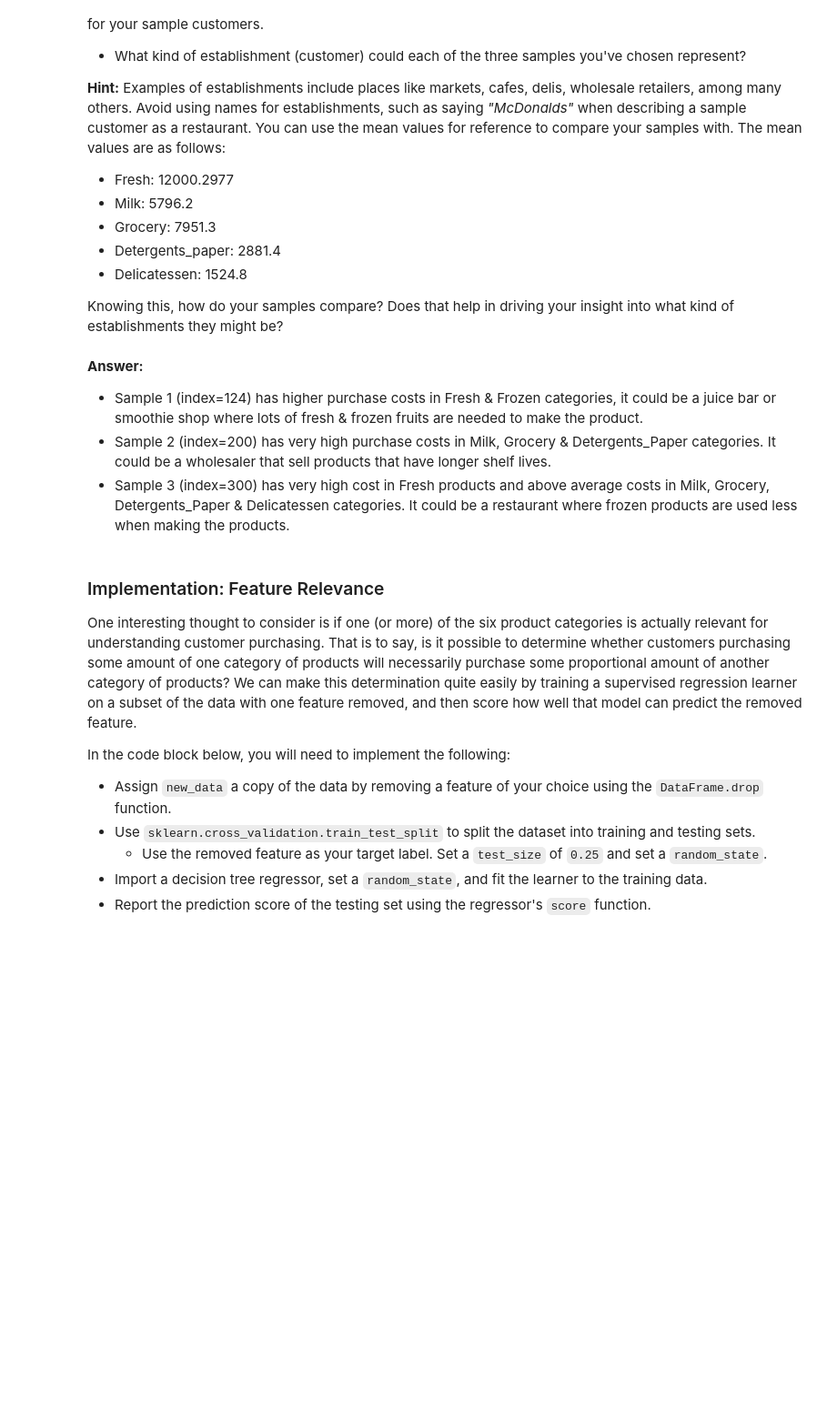
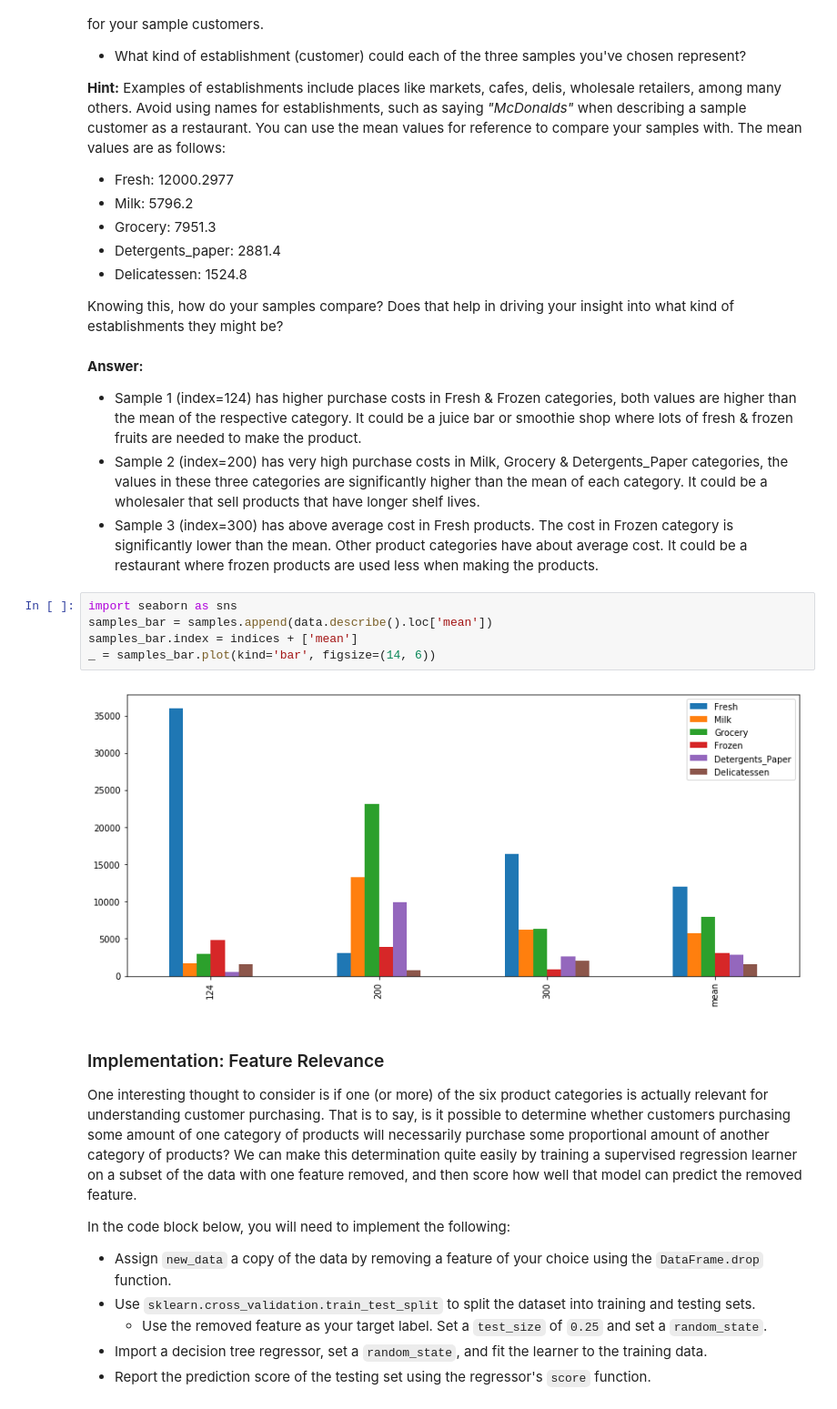
Before and after one commit to codebydavid/ml_projects, a Jupyter notebook: customer_segments/customer_segments.ipynb, the cells around one changed output. Shown at 91% size. Drawn from its saved outputs; the diff is of its cells as text; blank space fills up the shorter version.

```diff
--- a/customer_segments/customer_segments.ipynb
+++ b/customer_segments/customer_segments.ipynb
@@ -90,9 +90,16 @@ Knowing this, how do your samples compare? Does that help in driving your insigh
 # %% [markdown]
 **Answer:**
 
-* Sample 1 (index=124) has higher purchase costs in Fresh & Frozen categories, it could be a juice bar or smoothie shop where lots of fresh & frozen fruits are needed to make the product.
-* Sample 2 (index=200) has very high purchase costs in Milk, Grocery & Detergents_Paper categories. It could be a wholesaler that sell products that have longer shelf lives.
-* Sample 3 (index=300) has very high cost in Fresh products and above average costs in Milk, Grocery, Detergents_Paper & Delicatessen categories. It could be a restaurant where frozen products are used less when making the products.
+* Sample 1 (index=124) has higher purchase costs in Fresh & Frozen categories, both values are higher than the mean of the respective category. It could be a juice bar or smoothie shop where lots of fresh & frozen fruits are needed to make the product.
+* Sample 2 (index=200) has very high purchase costs in Milk, Grocery & Detergents_Paper categories, the values in these three categories are significantly higher than the mean of each category. It could be a wholesaler that sell products that have longer shelf lives.
+* Sample 3 (index=300) has above average cost in Fresh products. The cost in Frozen category is significantly lower than the mean. Other product categories have about average cost. It could be a restaurant where frozen products are used less when making the products.
+# %%
+import seaborn as sns
+samples_bar = samples.append(data.describe().loc['mean'])
+samples_bar.index = indices + ['mean']
+_ = samples_bar.plot(kind='bar', figsize=(14, 6))
+# %% [output]
+[figure, added]
 # %% [markdown]
 ### Implementation: Feature Relevance
 One interesting thought to consider is if one (or more) of the six product categories is actually relevant for understanding customer purchasing. That is to say, is it possible to determine whether customers purchasing some amount of one category of products will necessarily purchase some proportional amount of another category of products? We can make this determination quite easily by training a supervised regression learner on a subset of the data with one feature removed, and then score how well that model can predict the removed feature.
```
Also changed, not shown: parts of 4 cells of this notebook, 2 other files.
